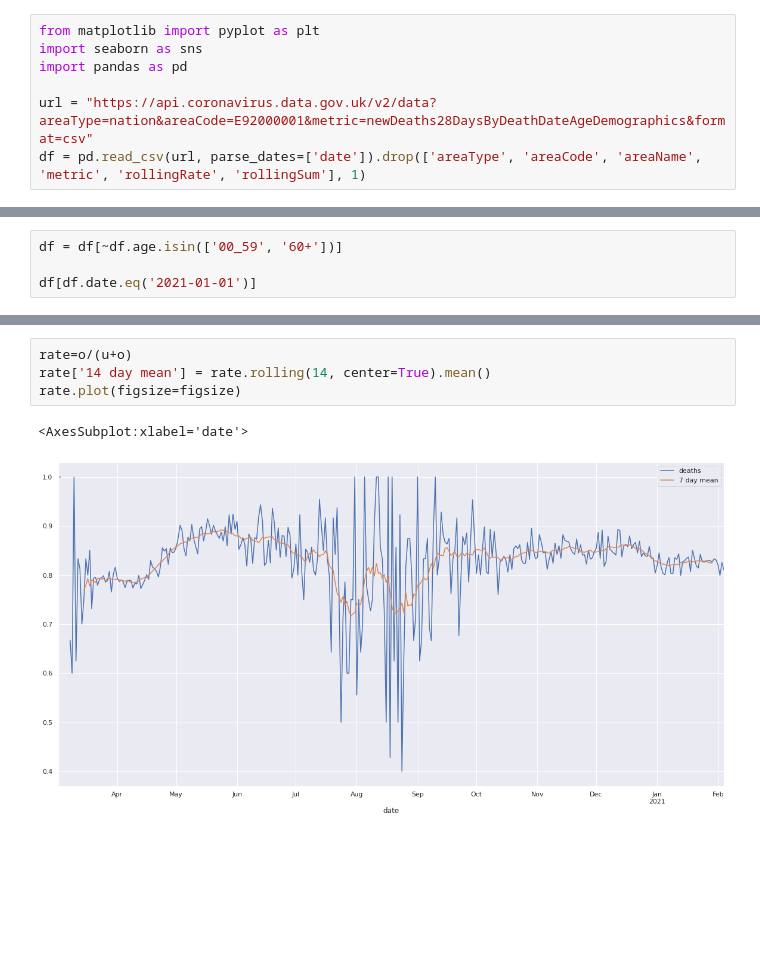
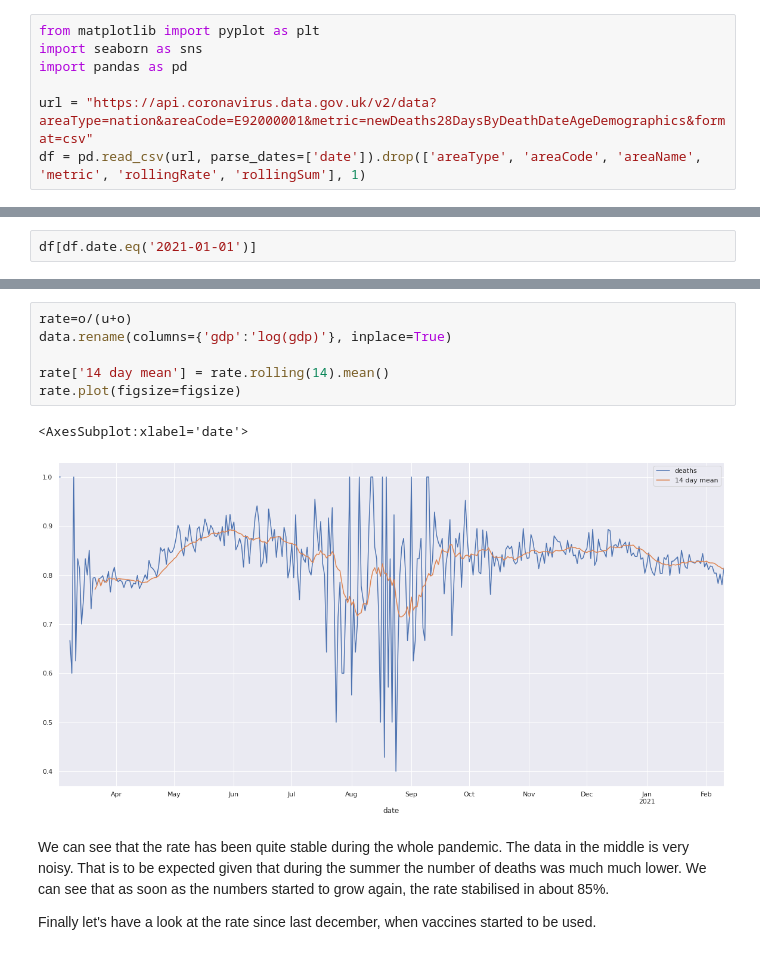
Before and after one commit to rgargente/covid_over_70s_deaths, a Jupyter notebook: covid/covid.ipynb, the cells around one changed output, grey strips where cells are left out. Saved outputs shown, nothing was run; the diff lists cells and outputs as text; blank space fills up the shorter version.

```diff
--- a/covid/covid.ipynb
+++ b/covid/covid.ipynb
@@ -14,6 +21,4 @@ Remove existing aggregated data, so that we can make our own aggregations. Have
 # %%
-df = df[~df.age.isin(['00_59', '60+'])]
-
 df[df.date.eq('2021-01-01')]
 # %% [output]
 |  | date | age | deaths |
@@ -57,10 +71,16 @@ series.plot.area(figsize=figsize)
 # %%
 rate=o/(u+o)
-rate['14 day mean'] = rate.rolling(14, center=True).mean()
+data.rename(columns={'gdp':'log(gdp)'}, inplace=True)
+
+rate['14 day mean'] = rate.rolling(14).mean()
 rate.plot(figsize=figsize)
 # %% [output]
 <AxesSubplot:xlabel='date'>
-[figure, old version]
+[figure, new version]
+# %% [markdown]
+We can see that the rate has been quite stable during the whole pandemic. The data in the middle is very noisy. That is to be expected given that during the summer the number of deaths was much much lower. We can see that as soon as the numbers started to grow again, the rate stabilised in about 85%.
+
+Finally let's have a look at the rate since last december, when vaccines started to be used.
 # %%
 rate = rate[rate.index>='2020-12-01']
 rate.plot(figsize=figsize)
```
Also changed, not shown: parts of 11 cells of this notebook.
